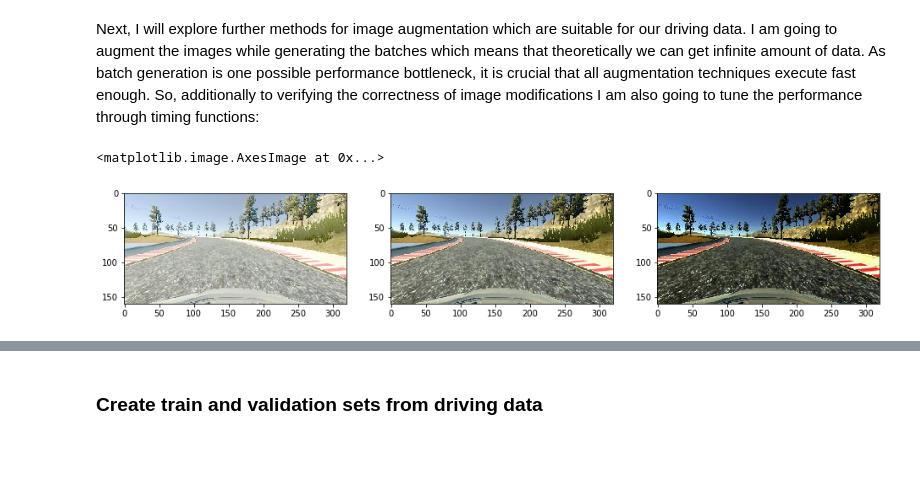
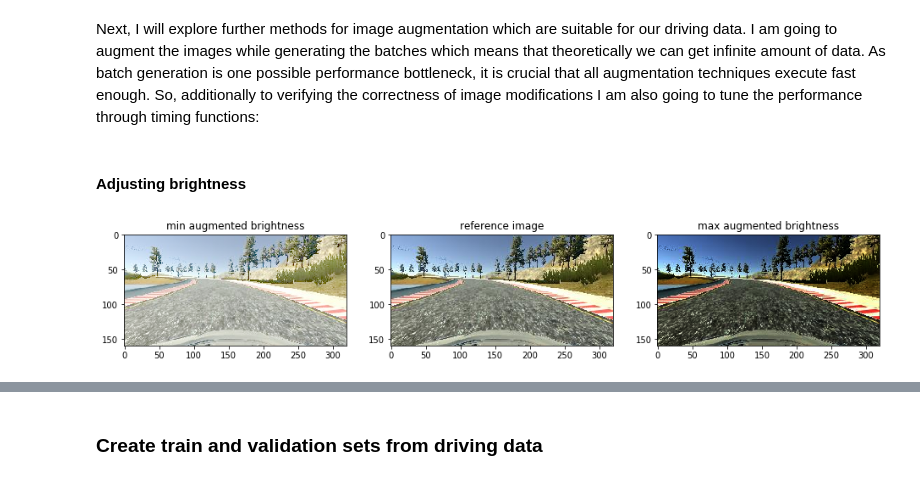
Before and after one commit to Pyrax/CarND-Behavioral-Cloning-P3, a Jupyter notebook: Behavioral_Cloning.ipynb, the cells around one changed output, grey strips where cells are left out. Saved outputs shown, nothing was run; the diff lists cells and outputs as text; code cells hidden in the pictures; blank space fills up the shorter version.

```diff
--- a/Behavioral_Cloning.ipynb
+++ b/Behavioral_Cloning.ipynb
@@ -33,6 +33,8 @@ from src import get_driving_data, \
     compute_gamma_lut
 # %% [output]
 Using TensorFlow backend.
+# %%
+output_images_dir = os.path.join('.', 'output_images')
 # %% [markdown]
 ### Load data
 # %%
@@ -273,17 +290,22 @@ ax3.imshow(cv_test)
 ### More data augmentation
 # %% [markdown]
 Next, I will explore further methods for image augmentation which are suitable for our driving data. I am going to augment the images while generating the batches which means that theoretically we can get infinite amount of data. As batch generation is one possible performance bottleneck, it is crucial that all augmentation techniques execute fast enough. So, additionally to verifying the correctness of image modifications I am also going to tune the performance through timing functions:
+# %% [markdown]
+#### Adjusting brightness
 # %%
 min_brightness = adjust_brightness(sample_image, 0.5)
 max_brightness = adjust_brightness(sample_image, 2.0)
 
 fig, axes = plt.subplots(1, 3, figsize=(16, 8))
 axes[0].imshow(min_brightness)
+axes[0].set_title('min augmented brightness')
 axes[1].imshow(sample_image)  # reference image
+axes[1].set_title('reference image')
 axes[2].imshow(max_brightness)
+axes[2].set_title('max augmented brightness')
+plt.savefig(os.path.join(output_images_dir, 'augment_brightness.jpg'), bbox_inches='tight')
 # %% [output]
-<matplotlib.image.AxesImage at 0x...>
-[figure, old version]
+[figure, new version]
 # %%
 %timeit -n 100 adjust_brightness(sample_image, 0.5)
 # %% [output]
```
Also changed, not shown: parts of 29 cells of this notebook, 12 other files.
